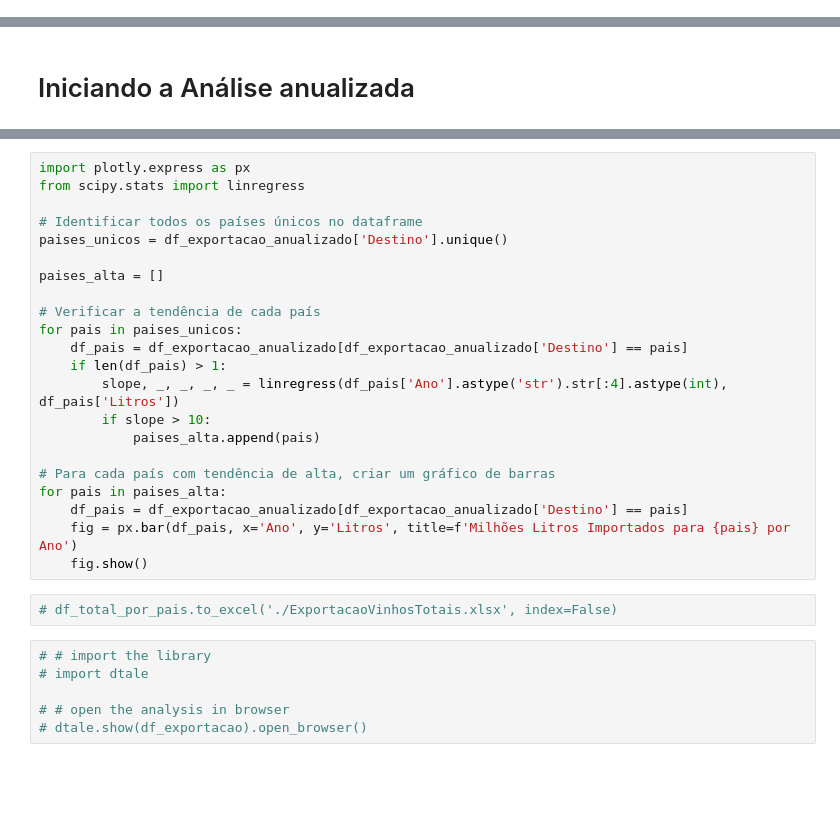
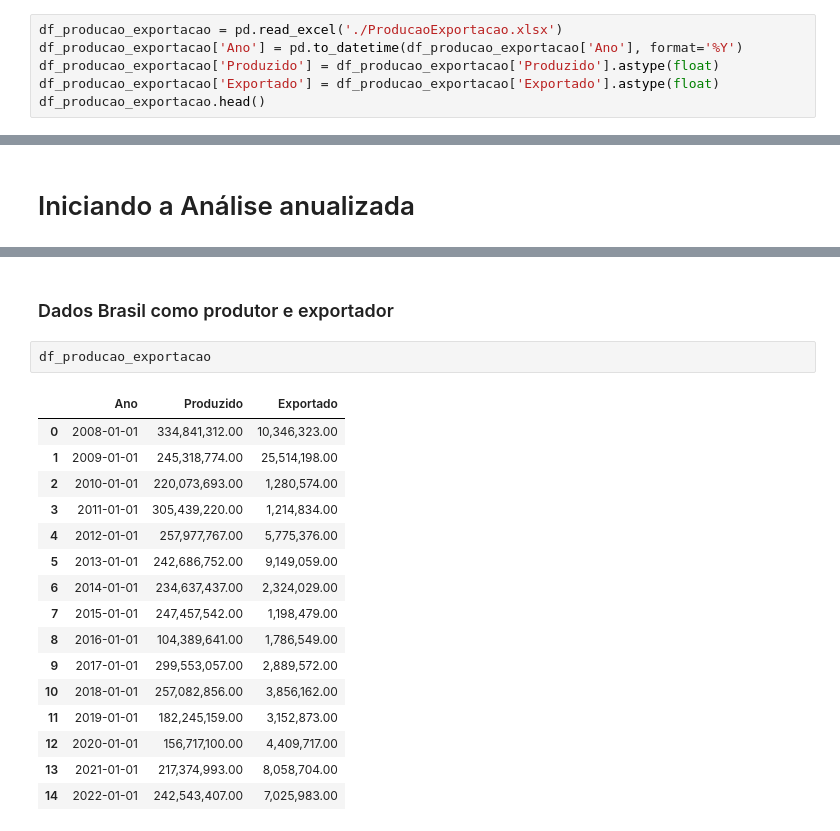
Before and after one commit to alexandre-guerra/Exportacao, a Jupyter notebook: AnaliseExportacao.ipynb, the cells around one changed output, grey strips where cells are left out. Drawn from its saved outputs; the diff is of its cells as text; blank space fills up the shorter version.

```diff
--- a/AnaliseExportacao.ipynb
+++ b/AnaliseExportacao.ipynb
@@ -190,0 +161,6 @@ top10_usd
+# %%
+df_producao_exportacao = pd.read_excel('./ProducaoExportacao.xlsx')
+df_producao_exportacao['Ano'] = pd.to_datetime(df_producao_exportacao['Ano'], format='%Y')
+df_producao_exportacao['Produzido'] = df_producao_exportacao['Produzido'].astype(float)
+df_producao_exportacao['Exportado'] = df_producao_exportacao['Exportado'].astype(float)
+df_producao_exportacao.head()
@@ -218,30 +191,21 @@ df_exportacao_anualizado.sort_values(by=['Ano']).head(10)
-# %%
-import plotly.express as px
-from scipy.stats import linregress
-
-# Identificar todos os países únicos no dataframe
-paises_unicos = df_exportacao_anualizado['Destino'].unique()
-
-paises_alta = []
-
-# Verificar a tendência de cada país
-for pais in paises_unicos:
-    df_pais = df_exportacao_anualizado[df_exportacao_anualizado['Destino'] == pais]
-    if len(df_pais) > 1:
-        slope, _, _, _, _ = linregress(df_pais['Ano'].astype('str').str[:4].astype(int), df_pais['Litros'])
-        if slope > 10:
-            paises_alta.append(pais)
-
-# Para cada país com tendência de alta, criar um gráfico de barras
-for pais in paises_alta:
-    df_pais = df_exportacao_anualizado[df_exportacao_anualizado['Destino'] == pais]
-    fig = px.bar(df_pais, x='Ano', y='Litros', title=f'Milhões Litros Importados para {pais} por Ano')
-    fig.show()
-# %%
-# df_total_por_pais.to_excel('./ExportacaoVinhosTotais.xlsx', index=False)
-# %%
-# # import the library
-# import dtale
-
-# # open the analysis in browser
-# dtale.show(df_exportacao).open_browser()
+# %% [markdown]
+### Dados Brasil como produtor e exportador
+# %%
+df_producao_exportacao
+# %% [output]
+|  | Ano | Produzido | Exportado |
+| 0 | 2008-01-01 | 334,841,312.00 | 10,346,323.00 |
+| 1 | 2009-01-01 | 245,318,774.00 | 25,514,198.00 |
+| 2 | 2010-01-01 | 220,073,693.00 | 1,280,574.00 |
+| 3 | 2011-01-01 | 305,439,220.00 | 1,214,834.00 |
+| 4 | 2012-01-01 | 257,977,767.00 | 5,775,376.00 |
+| 5 | 2013-01-01 | 242,686,752.00 | 9,149,059.00 |
+| 6 | 2014-01-01 | 234,637,437.00 | 2,324,029.00 |
+| 7 | 2015-01-01 | 247,457,542.00 | 1,198,479.00 |
+| 8 | 2016-01-01 | 104,389,641.00 | 1,786,549.00 |
+| 9 | 2017-01-01 | 299,553,057.00 | 2,889,572.00 |
+| 10 | 2018-01-01 | 257,082,856.00 | 3,856,162.00 |
+| 11 | 2019-01-01 | 182,245,159.00 | 3,152,873.00 |
+| 12 | 2020-01-01 | 156,717,100.00 | 4,409,717.00 |
+| 13 | 2021-01-01 | 217,374,993.00 | 8,058,704.00 |
+| 14 | 2022-01-01 | 242,543,407.00 | 7,025,983.00 |
```
Also changed, not shown: parts of 29 cells of this notebook, 11 other files.
